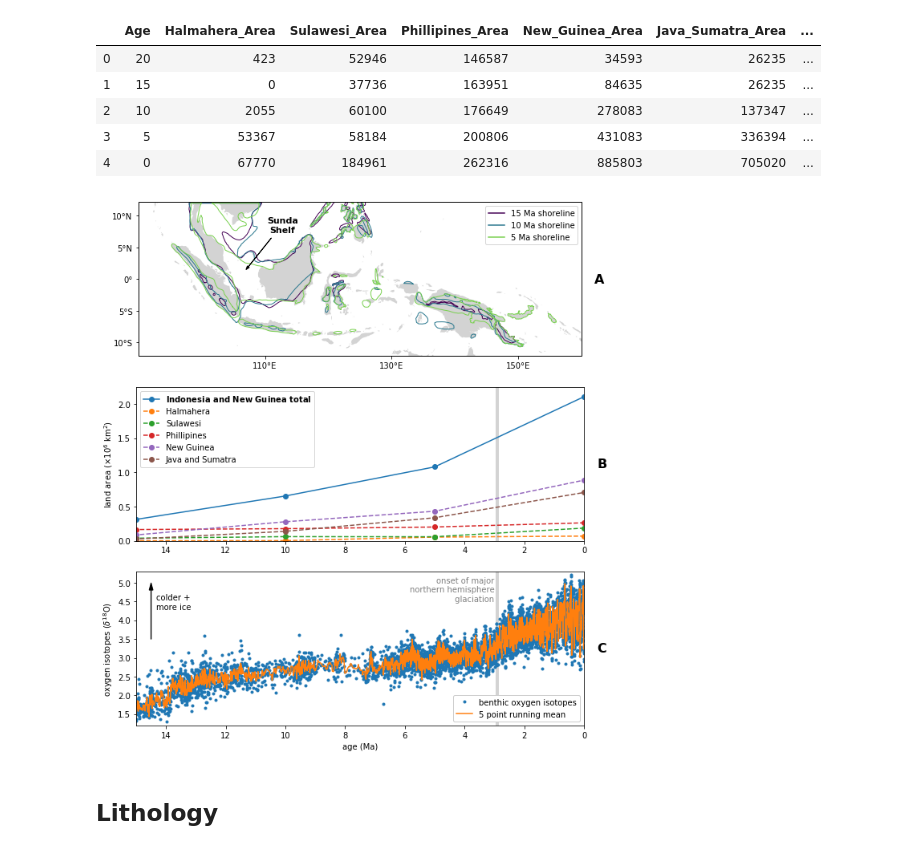
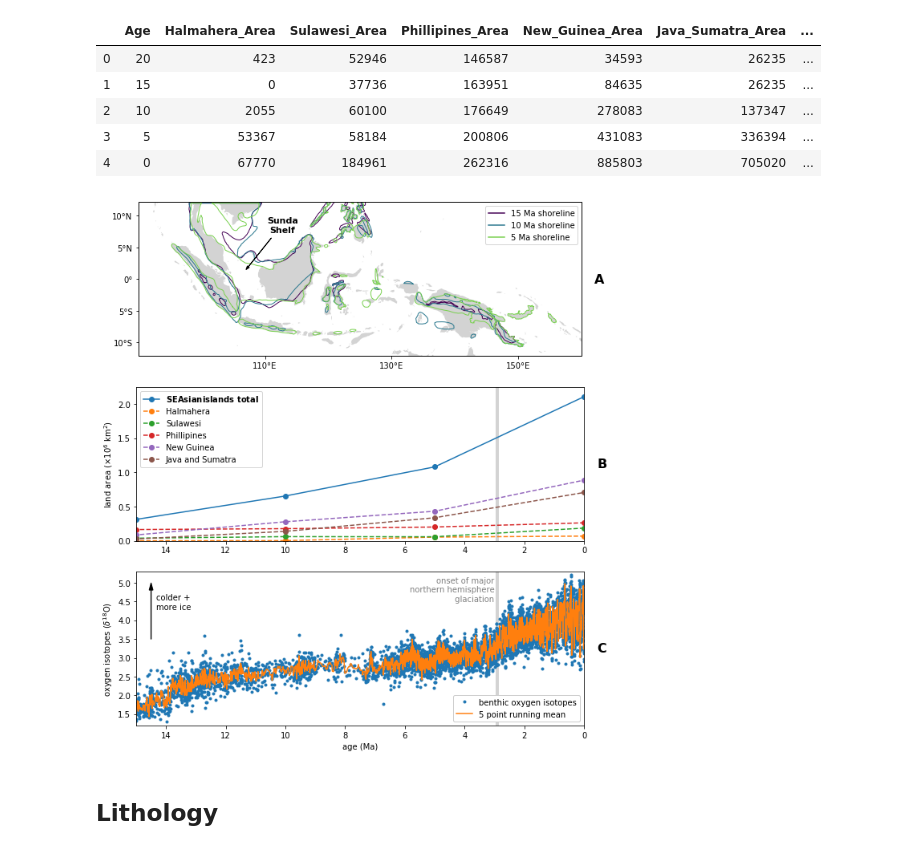
Before and after one commit to Swanson-Hysell-Group/GEOCLIM_Modern, a Jupyter notebook: Code/Notebooks/figures.ipynb, the cells around one changed output. Cells and saved outputs as stored; diff of their text form; code cells hidden in the pictures.

```diff
--- a/Code/Notebooks/figures.ipynb
+++ b/Code/Notebooks/figures.ipynb
@@ -289,35 +289,35 @@ ax1.arrow(14.5,3.5,0,1.5,
 ax1.text(0.045, 0.8, 'colder +\nmore ice',
          horizontalalignment='left', verticalalignment='center', transform=ax1.transAxes)
 
 ## AREA ##
 ax2 = plt.subplot(3,1,2)
-plt.plot(shoreline_data.Age,shoreline_data.Sum_no_Sunda/1e6,'o-',label=r'$\bf{Indonesia\ and\ New\ Guinea\ total}$')
+plt.plot(shoreline_data.Age,shoreline_data.Sum_no_Sunda/1e6,'o-',label=r'$\bf{SE Asian islands\ total}$')
 plt.plot(shoreline_data.Age,shoreline_data.Halmahera_Area/1e6,'o--',label='Halmahera')
 plt.plot(shoreline_data.Age,shoreline_data.Sulawesi_Area/1e6,'o--',label='Sulawesi')
 plt.plot(shoreline_data.Age,shoreline_data.Phillipines_Area/1e6,'o--',label='Phillipines')
 plt.plot(shoreline_data.Age,shoreline_data.New_Guinea_Area/1e6,'o--',label='New Guinea')
 plt.plot(shoreline_data.Age,shoreline_data.Java_Sumatra_Area/1e6,'o--',label='Java and Sumatra')
 rect = patches.Rectangle((2.85,0),.12,3000000/1e6,linewidth=1,edgecolor='none',facecolor='lightgrey')
 ax2.add_patch(rect)
 plt.ylabel('land area ($\\times$10$^{6}$ km$^2$)')
 plt.legend()
 plt.xlim(15,0)
 plt.ylim(0,2.25)
 ax2.set_yticks(np.arange(0,2.25,0.5))
 #ax2.get_xaxis().set_ticklabels([])
 
 ax0.text(1.04, 0.5, 'A', fontsize=16, fontweight='bold',
          horizontalalignment='center', verticalalignment='center', transform=ax0.transAxes)
 ax1.text(1.04, 0.5, 'C', fontsize=16, fontweight='bold',
          horizontalalignment='center', verticalalignment='center', transform=ax1.transAxes)
 ax2.text(1.04, 0.5, 'B', fontsize=16, fontweight='bold',
          horizontalalignment='center', verticalalignment='center', transform=ax2.transAxes)
 
 plt.tight_layout()
 plt.savefig('../../Manuscript/Figures/shoreline_growth.pdf',bbox_inches='tight')
 plt.show()
 # %% [output]
-[figure, old version]
+[figure, new version]
 # %% [markdown]
 ## Lithology
 # %%
```
Also changed, not shown: parts of 1 cell of this notebook, 6 other files.
